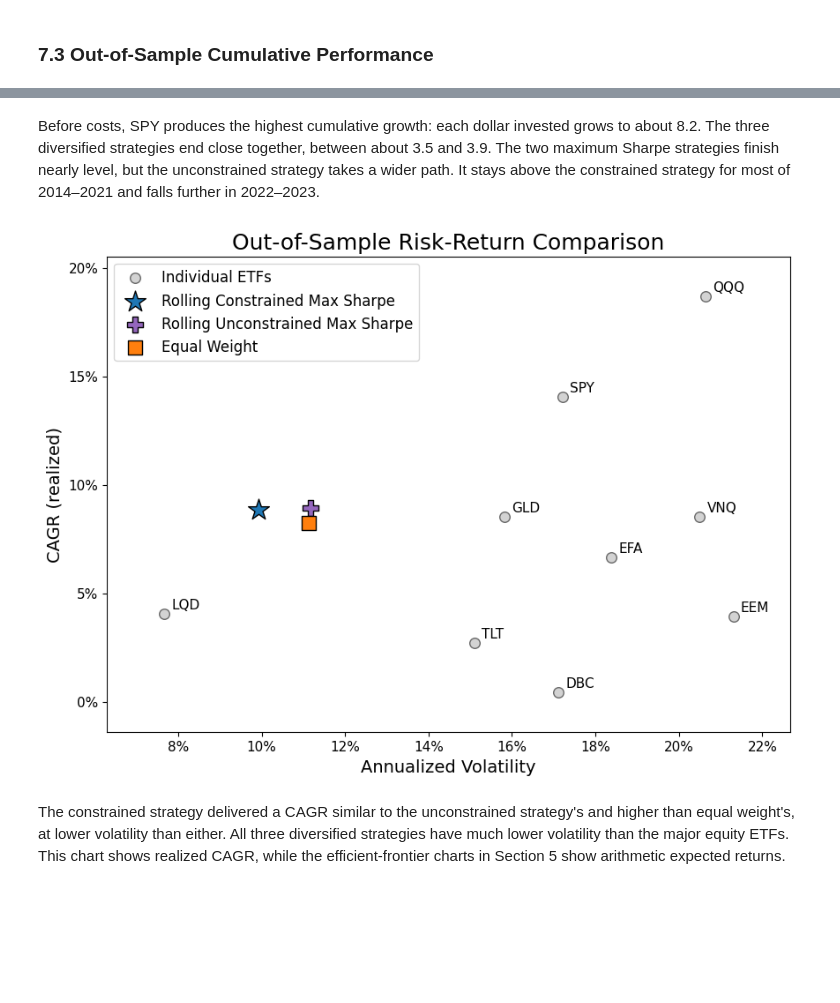
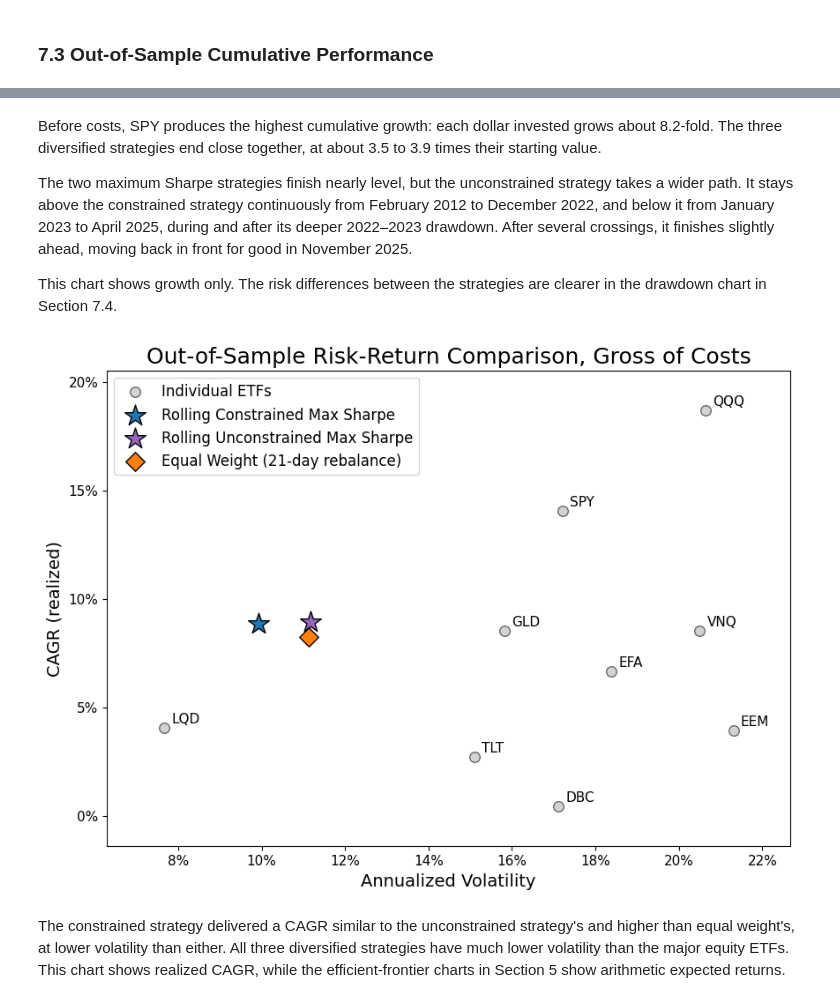
Before and after one commit to Julien-LHer/quantitative-portfolio-optimization, a Jupyter notebook: portfolio_analysis.ipynb, the cells around one changed output, grey strips where cells are left out. Drawn from its saved outputs; the diff is of its cells as text; code cells hidden in the pictures; blank space fills up the shorter version.

```diff
--- a/portfolio_analysis.ipynb
+++ b/portfolio_analysis.ipynb
@@ -1112,13 +1155,13 @@ All strategies are evaluated over exactly the same dates.
 # %% [markdown]
 ### 7.1 Rolling Maximum Sharpe Strategies
 # %%
-# Full price history, including the 2008-2009 window used for the first estimate
-backtest_returns = all_prices.pct_change().dropna()
+# Full return history; 2008-2009 returns feed the early rolling estimation windows
+backtest_returns = all_returns
 
 assert list(backtest_returns.columns) == tickers
 # %%
-evaluation_start = "2010-01-01"
-window = 252 * 2
+evaluation_start = ANALYSIS_START
+window = 2 * TRADING_DAYS
 rebalance_freq = 21
 
 
@@ -1221,14 +1265,14 @@ Unconstrained max Sharpe: 0 optimizer failures in 192 rebalances
 rolling_performance = {
     "Rolling Constrained Max Sharpe": constrained_rolling_returns,
     "Rolling Unconstrained Max Sharpe": unconstrained_rolling_returns,
-    "Equal Weight": equal_weight_returns,
+    "Equal Weight (21-day rebalance)": equal_weight_returns,
     "SPY Buy-and-Hold": spy_returns
 }
 
 rebalance_logs = {
     "Rolling Constrained Max Sharpe": constrained_rolling_log,
     "Rolling Unconstrained Max Sharpe": unconstrained_rolling_log,
-    "Equal Weight": equal_weight_log
+    "Equal Weight (21-day rebalance)": equal_weight_log
 }
 
 n_years = len(evaluation_index) / TRADING_DAYS
@@ -1243,7 +1287,7 @@ rolling_summary["Annual Turnover (%)"] = pd.Series({
     name: log["Turnover"].sum() / n_years * 100 for name, log in rebalance_logs.items()
 })
 
-rolling_summary.round(2).fillna("n/a")
+rolling_summary.map(lambda value: "n/a" if pd.isna(value) else f"{value:.2f}")
 # %% [output]
 |  | CAGR (%) | Annualized Volatility (%) | Sharpe Ratio | Maximum Drawdown (%) | Avg Turnover per Rebalance (%) | ... |
 | Rolling Constrained Max Sharpe | 8.87 | 9.93 | 0.91 | -19.19 | 9.27 | ... |
@@ -1332,20 +1376,13 @@ The cost rates are illustrative. Actual costs for liquid ETFs depend on trade si
 # %% [markdown]
 ### 7.3 Out-of-Sample Cumulative Performance
 # %%
-strategy_styles = {
-    "Rolling Constrained Max Sharpe": {"color": "tab:blue", "marker": "*", "s": 320},
-    "Rolling Unconstrained Max Sharpe": {"color": "tab:purple", "marker": "P", "s": 170},
-    "Equal Weight": {"color": "tab:orange", "marker": "s", "s": 130},
-    "SPY Buy-and-Hold": {"color": "tab:red", "marker": "D", "s": 120}
-}
-
 fig, ax = plt.subplots(figsize=(10, 6))
 
 for name, port_returns in rolling_performance.items():
     ax.plot(
         (1 + port_returns).cumprod(),
         label=name,
-        color=strategy_styles[name]["color"],
+        color=portfolio_styles[name]["color"],
         linewidth=1.5
     )
 
@@ -1355,7 +1392,7 @@ ax.set_xlabel("Date")
 ax.set_ylabel("Growth of $1")
 ax.set_title("Rolling Out-of-Sample Performance, Gross of Costs (log scale)")
 
-ax.legend()
+thicken_legend_lines(ax.legend())
 
 fig.savefig(IMAGE_DIR / "out_of_sample_performance.png", dpi=150, bbox_inches="tight")
 plt.show()
@@ -1364,5 +1401,9 @@ plt.show()
 # %% [markdown]
-Before costs, SPY produces the highest cumulative growth: each dollar invested grows to about 8.2. The three diversified strategies end close together, between about 3.5 and 3.9. The two maximum Sharpe strategies finish nearly level, but the unconstrained strategy takes a wider path. It stays above the constrained strategy for most of 2014–2021 and falls further in 2022–2023.
+Before costs, SPY produces the highest cumulative growth: each dollar invested grows about 8.2-fold. The three diversified strategies end close together, at about 3.5 to 3.9 times their starting value.
+
+The two maximum Sharpe strategies finish nearly level, but the unconstrained strategy takes a wider path. It stays above the constrained strategy continuously from February 2012 to December 2022, and below it from January 2023 to April 2025, during and after its deeper 2022–2023 drawdown. After several crossings, it finishes slightly ahead, moving back in front for good in November 2025.
+
+This chart shows growth only. The risk differences between the strategies are clearer in the drawdown chart in Section 7.4.
 # %%
 fig, ax = plt.subplots(figsize=(10, 7))
 
@@ -1380,36 +1421,36 @@ ax.scatter(
     label="Individual ETFs",
     zorder=2
 )
 
 for ticker, row in etf_points.iterrows():
     ax.annotate(ticker, (row["Volatility"], row["CAGR"]), xytext=(6, 4), textcoords="offset points", fontsize=11)
 
 for name, port_returns in rolling_performance.items():
     if name == "SPY Buy-and-Hold":
         continue  # already shown as the SPY ETF point
-    style = strategy_styles[name]
+    style = portfolio_styles[name]
     ax.scatter(
         annualized_volatility(port_returns),
         cagr(port_returns),
         s=style["s"],
         marker=style["marker"],
         color=style["color"],
         edgecolor="black",
         label=name,
         zorder=3
     )
 
 ax.margins(0.1)
 format_percent_axes(ax, x=True, y=True)
 
 ax.set_xlabel("Annualized Volatility")
 ax.set_ylabel("CAGR (realized)")
-ax.set_title("Out-of-Sample Risk-Return Comparison")
+ax.set_title("Out-of-Sample Risk-Return Comparison, Gross of Costs")
 
 ax.legend(loc="upper left")
 plt.show()
 # %% [output]
-[figure, old version]
+[figure, new version]
 # %% [markdown]
 The constrained strategy delivered a CAGR similar to the unconstrained strategy's and higher than equal weight's, at lower volatility than either. All three diversified strategies have much lower volatility than the major equity ETFs. This chart shows realized CAGR, while the efficient-frontier charts in Section 5 show arithmetic expected returns.
 # %% [markdown]
```
Also changed, not shown: parts of 56 cells of this notebook, 3 other files.
